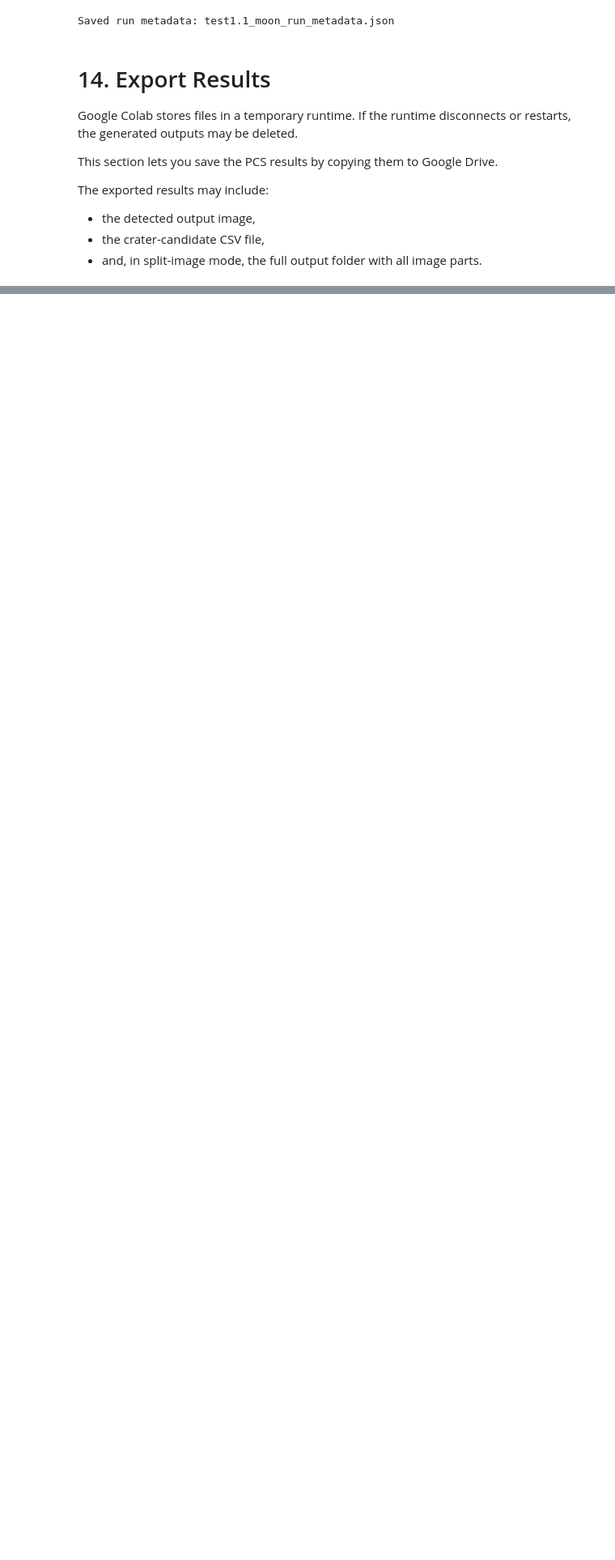
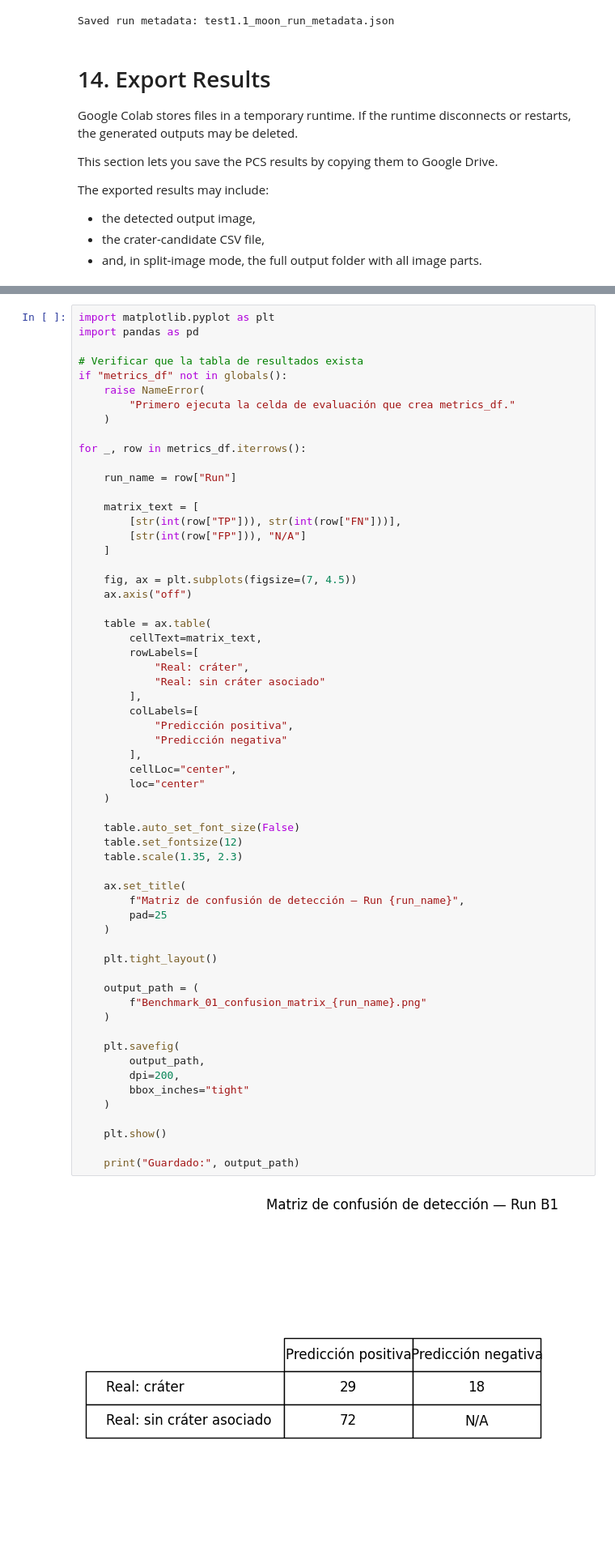
Before and after one commit to dajuarez4/MooCraDee, a Jupyter notebook: notebooks/PCS_GPU_Demo.ipynb, the cells around one changed output, grey strips where cells are left out. Shown at 81% size. Saved outputs shown, nothing was run; the diff lists cells and outputs as text; blank space fills up the shorter version.

```diff
--- a/notebooks/PCS_GPU_Demo.ipynb
+++ b/notebooks/PCS_GPU_Demo.ipynb
@@ -953,0 +1552,62 @@ This notebook is intended to support continued experimentation with AI-assisted
+# %%
+import matplotlib.pyplot as plt
+import pandas as pd
+
+# Verificar que la tabla de resultados exista
+if "metrics_df" not in globals():
+    raise NameError(
+        "Primero ejecuta la celda de evaluación que crea metrics_df."
+    )
+
+for _, row in metrics_df.iterrows():
+
+    run_name = row["Run"]
+
+    matrix_text = [
+        [str(int(row["TP"])), str(int(row["FN"]))],
+        [str(int(row["FP"])), "N/A"]
+    ]
+
+    fig, ax = plt.subplots(figsize=(7, 4.5))
+    ax.axis("off")
+
+    table = ax.table(
+        cellText=matrix_text,
+        rowLabels=[
+            "Real: cráter",
+            "Real: sin cráter asociado"
+        ],
+        colLabels=[
+            "Predicción positiva",
+            "Predicción negativa"
+        ],
+        cellLoc="center",
+        loc="center"
+    )
+
+    table.auto_set_font_size(False)
+    table.set_fontsize(12)
+    table.scale(1.35, 2.3)
+
+    ax.set_title(
+        f"Matriz de confusión de detección — Run {run_name}",
+        pad=25
+    )
+
+    plt.tight_layout()
+
+    output_path = (
+        f"Benchmark_01_confusion_matrix_{run_name}.png"
+    )
+
+    plt.savefig(
+        output_path,
+        dpi=200,
+        bbox_inches="tight"
+    )
+
+    plt.show()
+
+    print("Guardado:", output_path)
+# %% [output]
+[figure, added]
```
Also changed, not shown: parts of 27 cells of this notebook.
